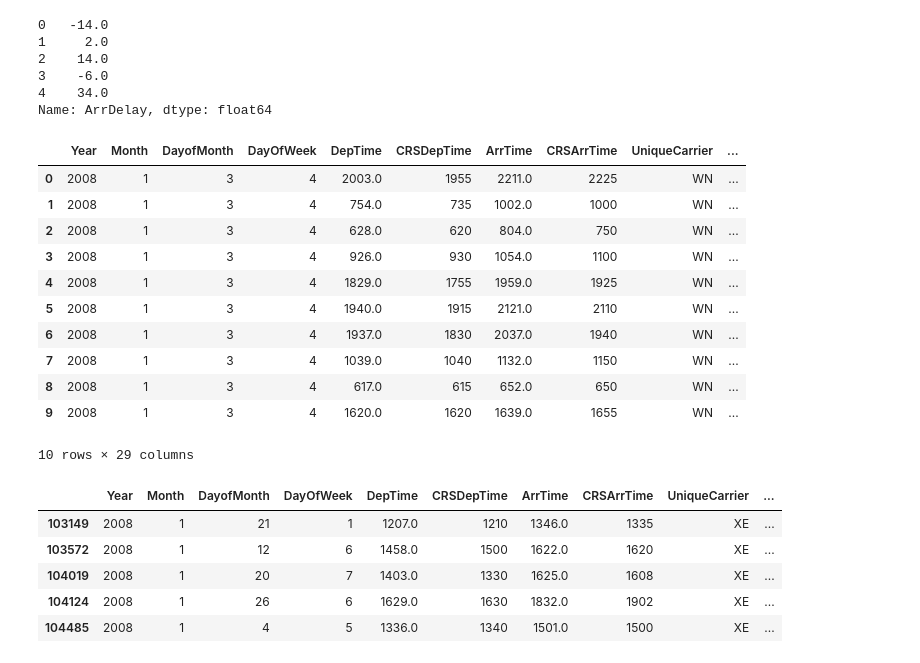
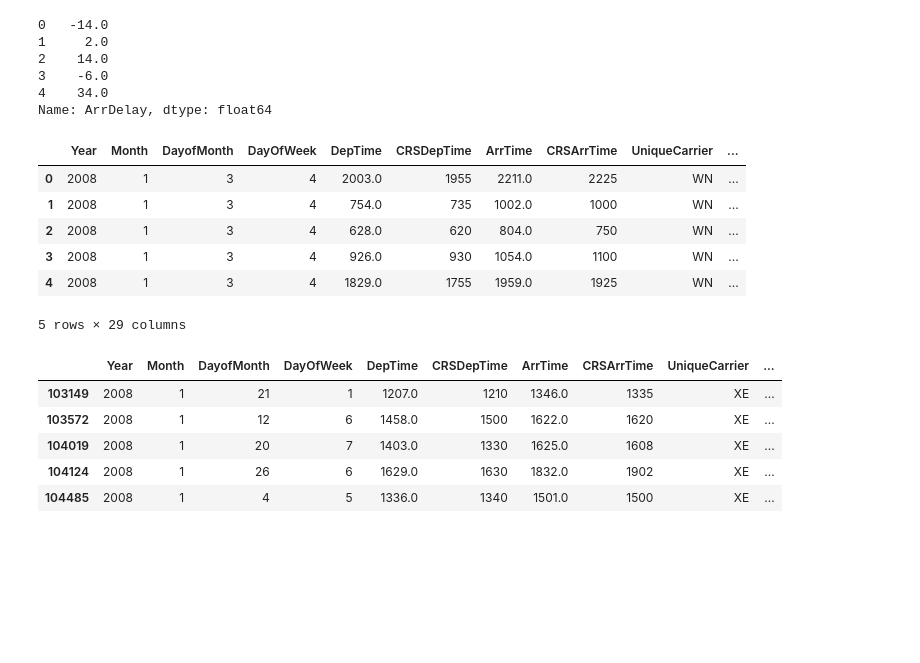
Before and after one commit to bejarcarlos/PythonPractica, a Jupyter notebook: Practica_Pandas.ipynb, the cells around one changed output. Cells and saved outputs as stored; diff of their text form; code cells hidden in the pictures; blank space fills up the shorter version.

```diff
--- a/Practica_Pandas.ipynb
+++ b/Practica_Pandas.ipynb
@@ -7,5 +7,5 @@ drive.mount('/content/drive')
 Drive already mounted at /content/drive; to attempt to forcibly remount, call drive.mount("/content/drive", force_remount=True).
 # %%
 import pandas  as pd
-df = pd.read_csv("/content/drive/MyDrive/Colab Notebooks/Datos/base_datos_2008.csv.bz2")
+df = pd.read_csv("/content/drive/MyDrive/Colab Notebooks/Datos/base_datos_2008.csv.bz2",nrows=1e6)
 # %%
@@ -18,20 +18,15 @@ df["ArrDelay"].head() # Obterner Info de una Columana concreta, 5 primeros valor
 4    34.0
 Name: ArrDelay, dtype: float64
 # %%
-df[0:10] # Obtener info por filas, podemos usar intervalos
+df[0:10].head() # Obtener info por filas, podemos usar intervalos
 # %% [output]
 |  | Year | Month | DayofMonth | DayOfWeek | DepTime | CRSDepTime | ArrTime | CRSArrTime | UniqueCarrier | ... |
 | 0 | 2008 | 1 | 3 | 4 | 2003.0 | 1955 | 2211.0 | 2225 | WN | ... |
 | 1 | 2008 | 1 | 3 | 4 | 754.0 | 735 | 1002.0 | 1000 | WN | ... |
 | 2 | 2008 | 1 | 3 | 4 | 628.0 | 620 | 804.0 | 750 | WN | ... |
 | 3 | 2008 | 1 | 3 | 4 | 926.0 | 930 | 1054.0 | 1100 | WN | ... |
 | 4 | 2008 | 1 | 3 | 4 | 1829.0 | 1755 | 1959.0 | 1925 | WN | ... |
-| 5 | 2008 | 1 | 3 | 4 | 1940.0 | 1915 | 2121.0 | 2110 | WN | ... |
-| 6 | 2008 | 1 | 3 | 4 | 1937.0 | 1830 | 2037.0 | 1940 | WN | ... |
-| 7 | 2008 | 1 | 3 | 4 | 1039.0 | 1040 | 1132.0 | 1150 | WN | ... |
-| 8 | 2008 | 1 | 3 | 4 | 617.0 | 615 | 652.0 | 650 | WN | ... |
-| 9 | 2008 | 1 | 3 | 4 | 1620.0 | 1620 | 1639.0 | 1655 | WN | ... |
-10 rows × 29 columns
+5 rows × 29 columns
 # %%
 df[df["Origin"] == "ATL"].head() #"Para Filtrar tomar el df entero y dentro de los corchetes poner el filtro"
 # %% [output]
```
Also changed, not shown: parts of 15 cells of this notebook.
